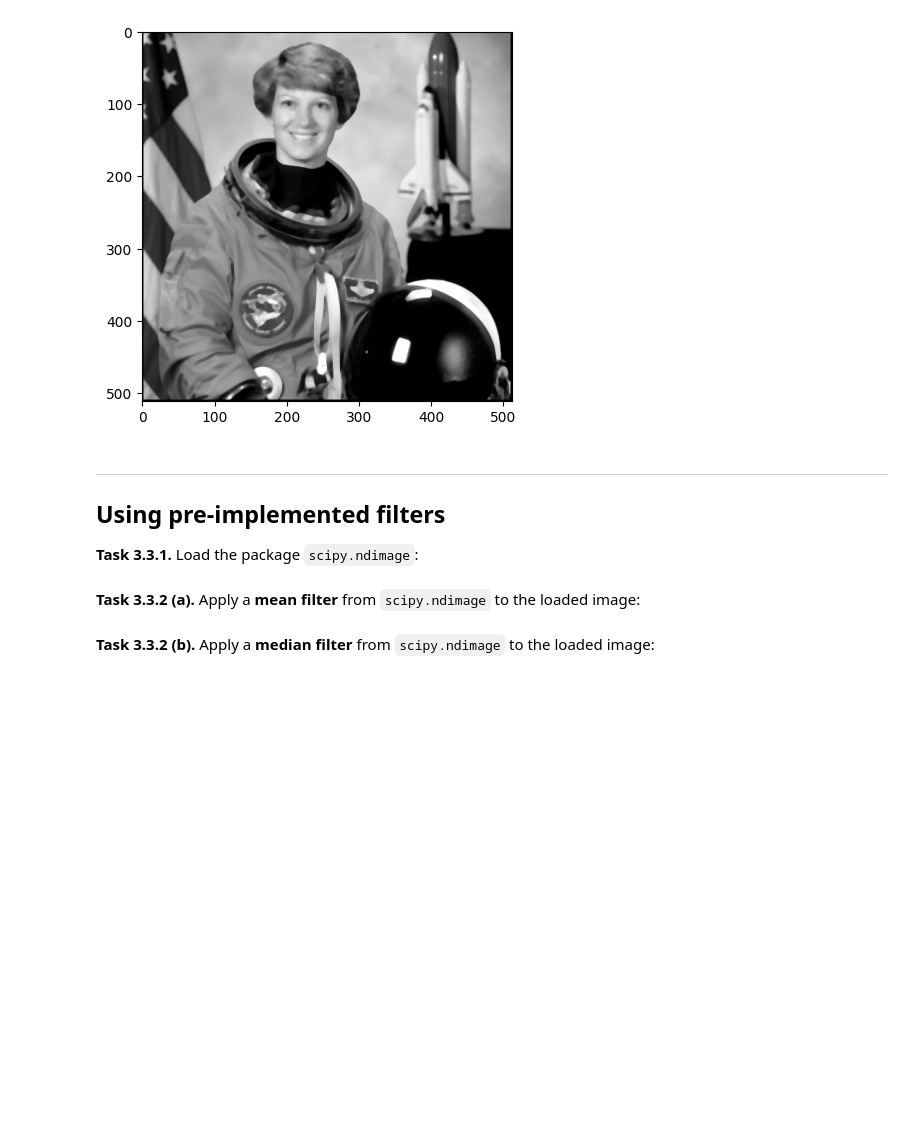
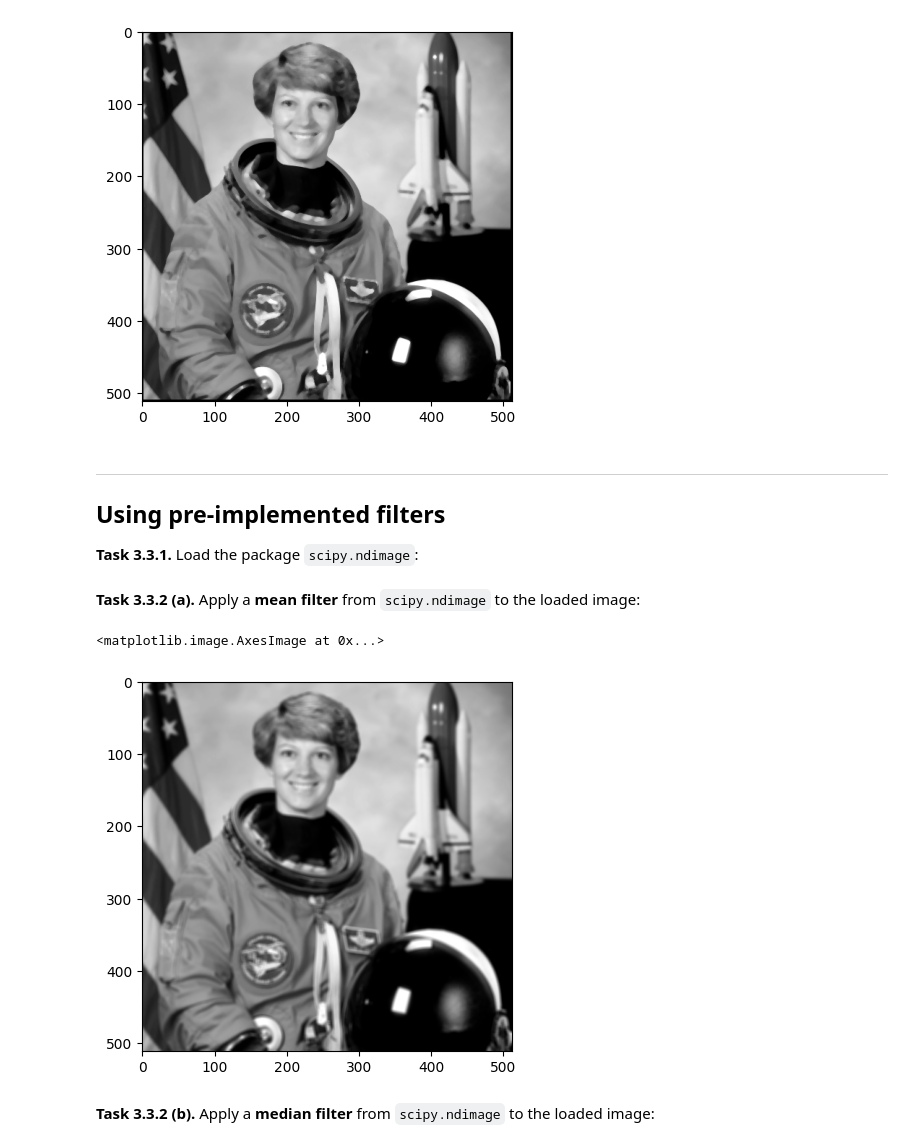
Before and after one commit to tilmannstieglitz/mobi-fs3-python, a Jupyter notebook: task3.ipynb, the cells around one changed output. Saved outputs shown, nothing was run; the diff lists cells and outputs as text; code cells hidden in the pictures; blank space fills up the shorter version.

```diff
--- a/task3.ipynb
+++ b/task3.ipynb
@@ -102,4 +104,9 @@ plt.imshow(img_medianfilter5, 'gray')
 # %% [markdown]
 **<a id="#">Task 3.3.2 (a).</a>** Apply a **mean filter** from `scipy.ndimage` to the loaded image:
+# %%
+plt.imshow(scipy.ndimage.uniform_filter(img, 5), 'gray')
+# %% [output]
+<matplotlib.image.AxesImage at 0x...>
+[figure, added]
 # %% [markdown]
 **<a id="#">Task 3.3.2 (b).</a>** Apply a **median filter** from `scipy.ndimage` to the loaded image:
```
Also changed, not shown: parts of 4 cells of this notebook.
